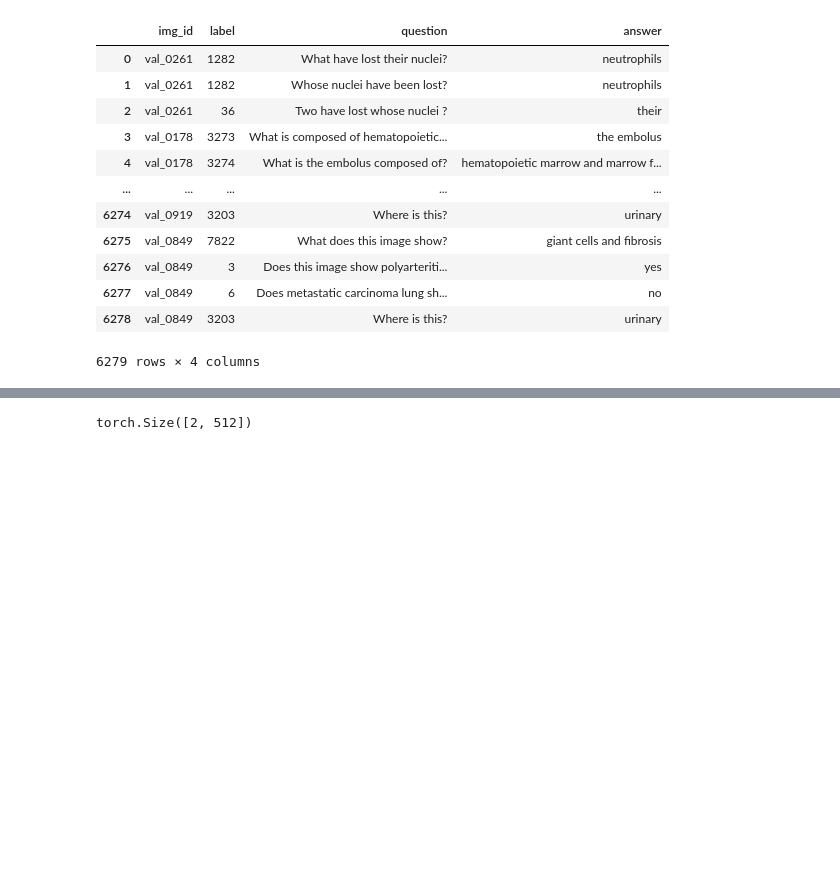
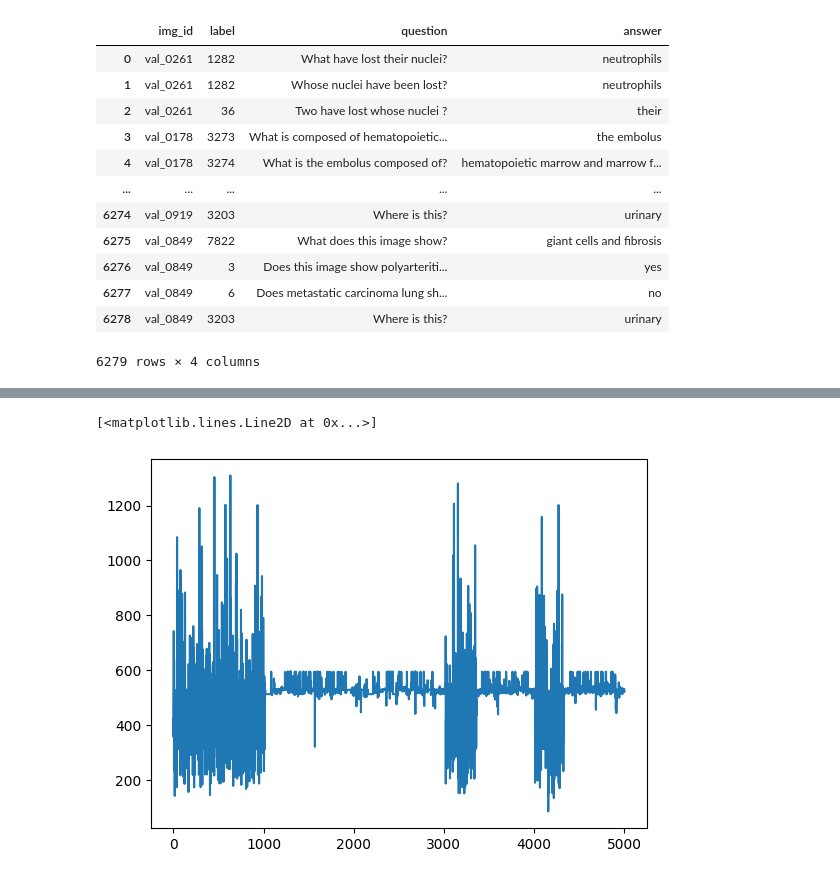
Before and after one commit to MohammadYs77/Explainable-Diabetic-Retinopathy-Detection-and-Retinal-Image-Generation, a Jupyter notebook: Code.ipynb, the cells around one changed output, grey strips where cells are left out. Cells and saved outputs as stored; diff of their text form; code cells hidden in the pictures; blank space fills up the shorter version.

Commit message:
Added Image Data and Prepared All Data for Training

```diff
--- a/Code.ipynb
+++ b/Code.ipynb
@@ -307,4 +302,32 @@ ls = txt_encoder(x)
 # %%
-ls[1][1].shape
+# ls[1][1].shape
-# %% [output]
-torch.Size([2, 512])
+# %%
+tr_path = 'pvqa/images/train/'
+val_path = 'pvqa/images/val/'
+ts_path = 'pvqa/images/test/'
+
+tr_items = os.listdir(tr_path)
+ts_items = os.listdir(ts_path)
+val_items = os.listdir(val_path)
+
+tr_items = [tr_path + each for each in tr_items]
+ts_items = [ts_path + each for each in ts_items]
+val_items = [val_path + each for each in val_items]
+
+img_addrs = [tr_items, val_items, ts_items]
+# %%
+max_img_dim = 0
+sizes = []
+
+for each in img_addrs:
+    for each_addr in each:
+        h, w, _ = cv.imread(each_addr).shape
+        sizes.append((h, w))
+# %%
+hs = [each[0] for each in sizes]
+ws = [each[1] for each in sizes]
+
+plt.plot(hs)
+# %% [output]
+[<matplotlib.lines.Line2D at 0x...>]
+[figure, added]
```
Also changed, not shown: parts of 12 cells of this notebook.
